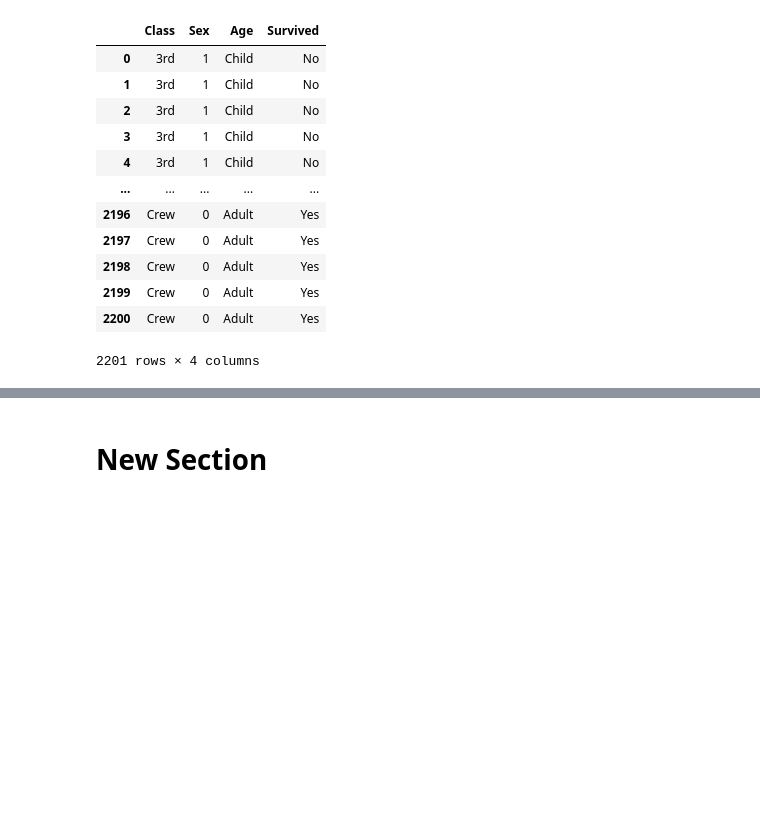
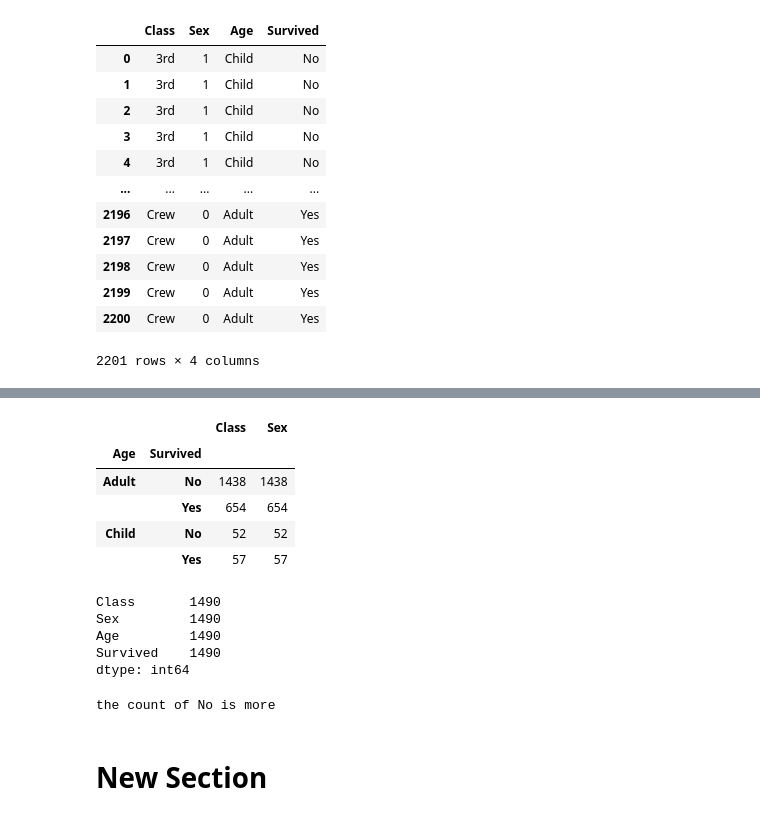
Before and after one commit to omisssss/automated-recipe-selector-, a Jupyter notebook: Untitled0.ipynb, the cells around one changed output, grey strips where cells are left out. Saved outputs shown, nothing was run; the diff lists cells and outputs as text; code cells hidden in the pictures; blank space fills up the shorter version.

```diff
--- a/Untitled0.ipynb
+++ b/Untitled0.ipynb
@@ -61,3 +74,36 @@ drive.mount('/content/drive')
+# %%
+dfx=df.groupby(['Age','Survived']).count()
+dfx
+# %% [output]
+|  |  | Class | Sex |
+| Age | Survived |  |  |
+| Adult | No | 1438 | 1438 |
+|  | Yes | 654 | 654 |
+| Child | No | 52 | 52 |
+|  | Yes | 57 | 57 |
+# %%
+df[df['Survived']=='Yes'].count()
+df[df['Survived']=='No'].count()
+# %% [output]
+Class       1490
+Sex         1490
+Age         1490
+Survived    1490
+dtype: int64
+# %%
+def Survived_rate(): #3rd
+  a=df[df['Survived']=='Yes'].shape[0]
+
+  b=df[df['Survived']=='No'].shape[0]
+
+  if (a>b):
+    print("the count Yes is more")
+  else:
+    print("the count of No is more")
+
+Survived_rate()
+# %% [output]
+the count of No is more
 # %% [markdown]
 # New Section
 # %% [markdown]
```
Also changed, not shown: parts of 6 cells of this notebook.
